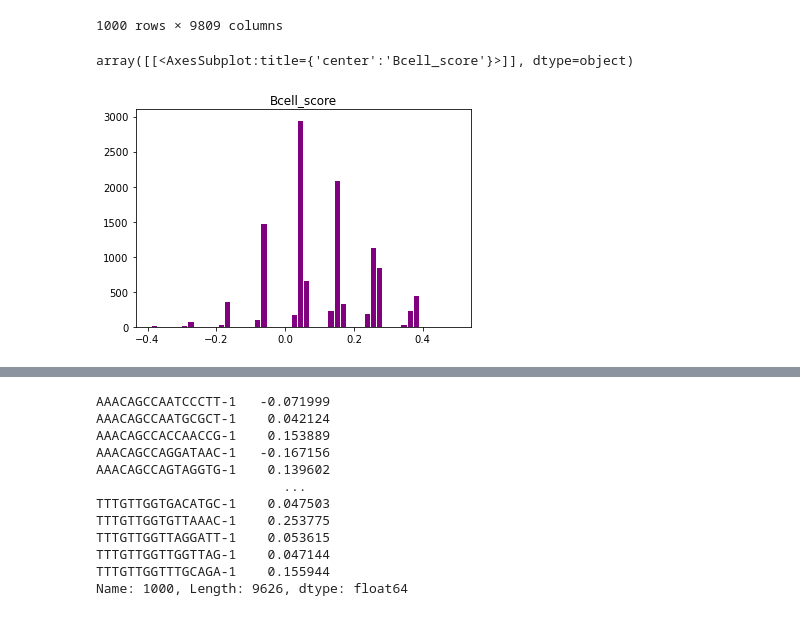
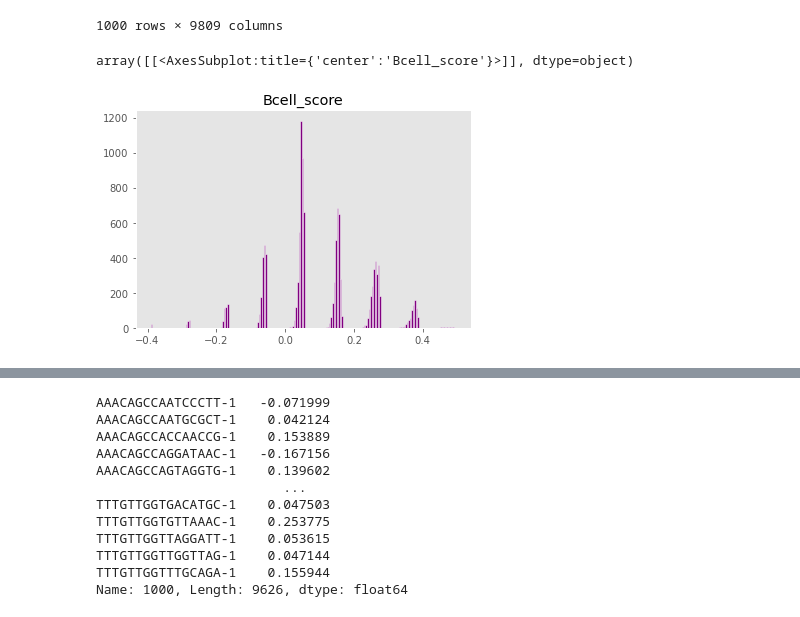
Before and after one commit to the-rich-piana/BioInfo-Notes, a Jupyter notebook: predict_cell_type.ipynb, the cells around one changed output, grey strips where cells are left out. Drawn from its saved outputs; the diff is of its cells as text; code cells hidden in the pictures.

Commit message:
more B cell score investigating. PCA plot fix.

```diff
--- a/predict_cell_type.ipynb
+++ b/predict_cell_type.ipynb
@@ -83,0 +58,5 @@ AttributeError: 'int' object has no attribute 'split'
+# %%
+fig, ax = plt.subplots(figsize=(8,7))
+plt.scatter(comps[:,0], comps[:,1], alpha=0.5, c='teal')
+plt.title("PCA of scATAC Peaks, 1000 Regions, 10k PBMCs")
+plt.style.use('ggplot')
@@ -186,12 +167,12 @@ atac3
 # %%
 sing
 sing2 = sing.set_index('cell_ids')
 sing3 = sing2.iloc[:, 0:features].transpose()
 #sing3 = sing2.loc[100]
-sing3.transpose().hist(color='purple', edgecolor="white", grid=False, bins=50)
+sing3.transpose().hist(color='purple', edgecolor="white", grid=False, bins=200)
 # %% [output]
 array([[<AxesSubplot:title={'center':'Bcell_score'}>]], dtype=object)
-[figure, old version]
+[figure, new version]
 # %%
 
 atac4 = atac3
```
Also changed, not shown: parts of 10 cells of this notebook, 1 other file.
